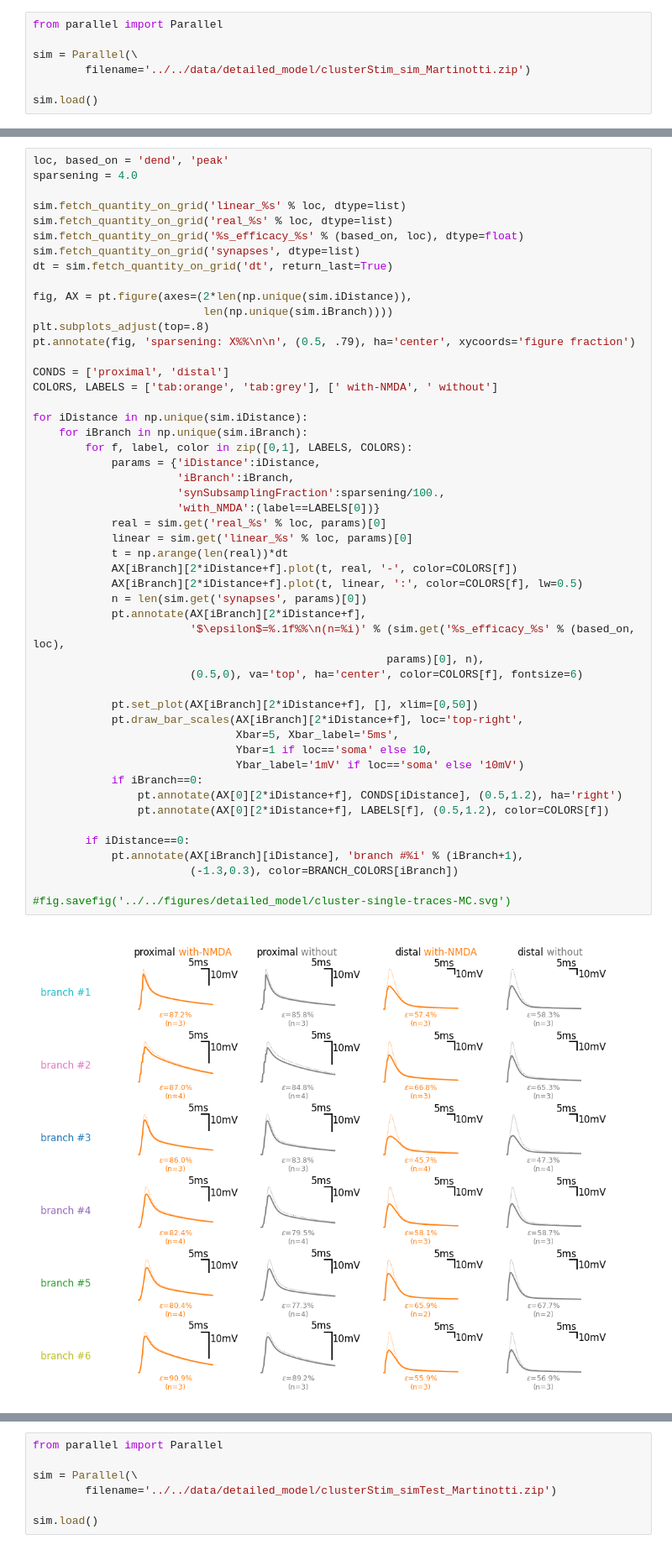
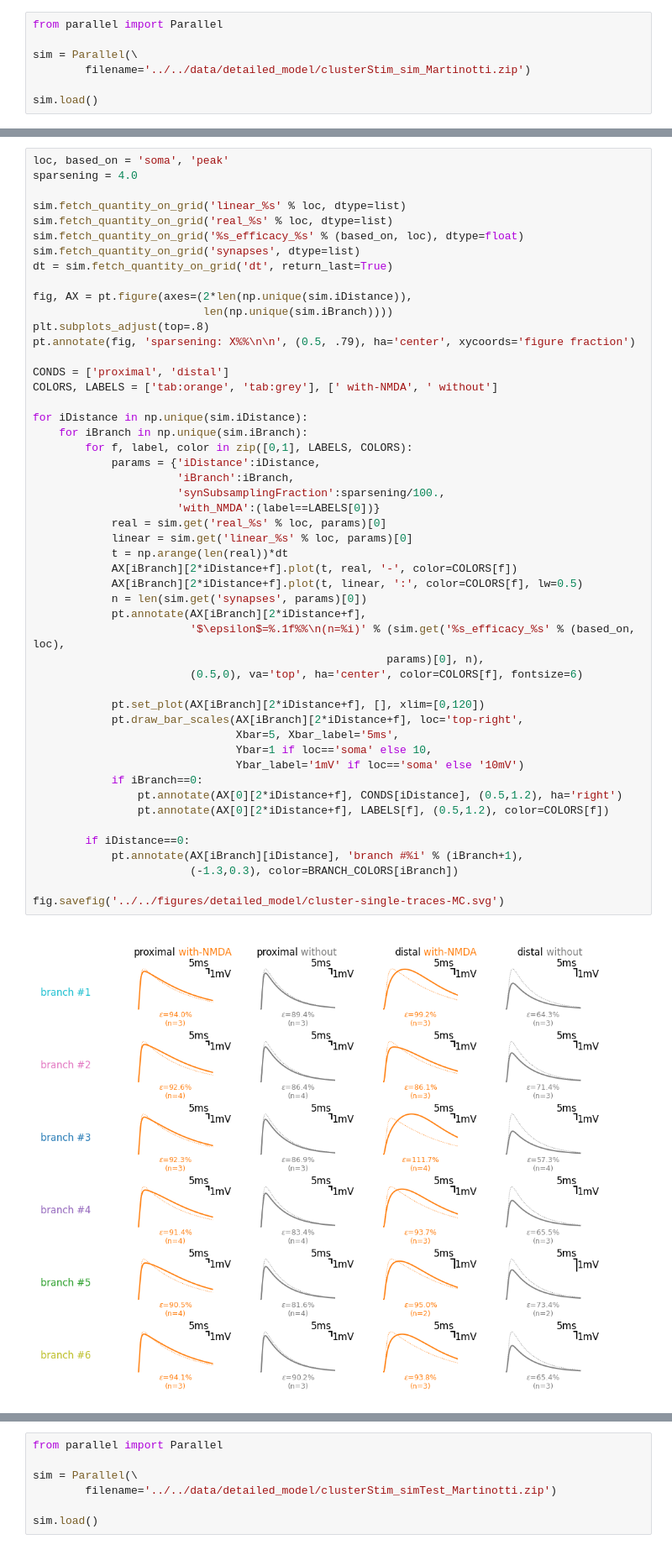
Before and after one commit to yzerlaut/pv-sst-dendrites, a Jupyter notebook: biophysical_modelling/detailed_model/Clustered-Input.ipynb, the cells around one changed output, grey strips where cells are left out. Shown at 84% size. Drawn from its saved outputs; the diff is of its cells as text.

```diff
--- a/biophysical_modelling/detailed_model/Clustered-Input.ipynb
+++ b/biophysical_modelling/detailed_model/Clustered-Input.ipynb
@@ -301,5 +301,5 @@ for i, frac in enumerate(np.unique(sim.synSubsamplingFraction)):
 # %%
-loc, based_on = 'dend', 'peak'
+loc, based_on = 'soma', 'peak'
 sparsening = 4.0
 
 sim.fetch_quantity_on_grid('linear_%s' % loc, dtype=list)
@@ -320,34 +320,34 @@ for iDistance in np.unique(sim.iDistance):
     for iBranch in np.unique(sim.iBranch):
         for f, label, color in zip([0,1], LABELS, COLORS):
             params = {'iDistance':iDistance,
                       'iBranch':iBranch,
                       'synSubsamplingFraction':sparsening/100.,
                       'with_NMDA':(label==LABELS[0])}
             real = sim.get('real_%s' % loc, params)[0]
             linear = sim.get('linear_%s' % loc, params)[0]
             t = np.arange(len(real))*dt
             AX[iBranch][2*iDistance+f].plot(t, real, '-', color=COLORS[f])
             AX[iBranch][2*iDistance+f].plot(t, linear, ':', color=COLORS[f], lw=0.5)
             n = len(sim.get('synapses', params)[0])
             pt.annotate(AX[iBranch][2*iDistance+f],
                         '$\epsilon$=%.1f%%\n(n=%i)' % (sim.get('%s_efficacy_%s' % (based_on, loc),
                                                       params)[0], n),
                         (0.5,0), va='top', ha='center', color=COLORS[f], fontsize=6)
 
-            pt.set_plot(AX[iBranch][2*iDistance+f], [], xlim=[0,50])
+            pt.set_plot(AX[iBranch][2*iDistance+f], [], xlim=[0,120])
             pt.draw_bar_scales(AX[iBranch][2*iDistance+f], loc='top-right',
                                Xbar=5, Xbar_label='5ms',
                                Ybar=1 if loc=='soma' else 10,
                                Ybar_label='1mV' if loc=='soma' else '10mV')
             if iBranch==0:
                 pt.annotate(AX[0][2*iDistance+f], CONDS[iDistance], (0.5,1.2), ha='right')
                 pt.annotate(AX[0][2*iDistance+f], LABELS[f], (0.5,1.2), color=COLORS[f])
 
         if iDistance==0:
             pt.annotate(AX[iBranch][iDistance], 'branch #%i' % (iBranch+1),
                         (-1.3,0.3), color=BRANCH_COLORS[iBranch])
 
-#fig.savefig('../../figures/detailed_model/cluster-single-traces-MC.svg')
+fig.savefig('../../figures/detailed_model/cluster-single-traces-MC.svg')
 # %% [output]
-[figure, old version]
+[figure, new version]
 # %%
```
Also changed, not shown: parts of 7 cells of this notebook, 3 other files.
